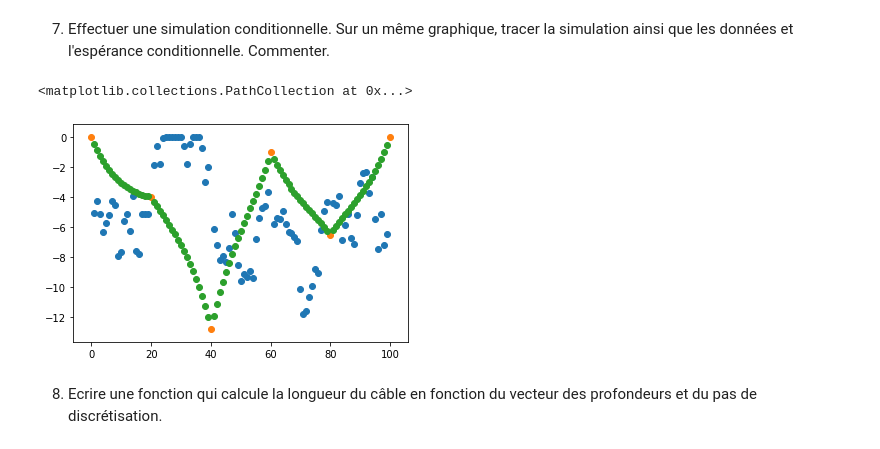
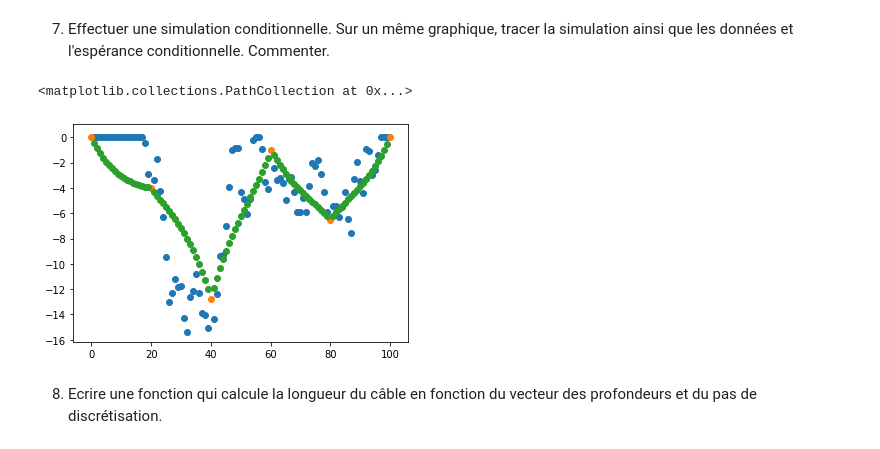
Before and after one commit to 19foliard/projet_probas, a Jupyter notebook: Projet numérique de Probabilités.ipynb, the cells around one changed output. Saved outputs shown, nothing was run; the diff lists cells and outputs as text; code cells hidden in the pictures.

```diff
--- a/Projet numérique de Probabilités.ipynb
+++ b/Projet numérique de Probabilités.ipynb
@@ -258,30 +258,30 @@ Cette allure traduit bien le fait que la profondeur est de moins en moins bien c
 # %%
 #Du coup j'ai pris l'opposé ici, sans avoir la raison, mais ça marche, la matrice est bien définie positive
 R = np.linalg.cholesky(CS_z)
 def simulation() :
     Y = np.zeros(95)
     Y_2 = np.zeros(95)
     for i in range(95) :
         U = np.random.uniform()
         V = np.random.uniform()
         Y[i] = np.sqrt(-2*np.log(U))*np.cos(2*np.pi*V) #vecteur gaussien centré, réduit construit selon la méthode de Box-Muller
         Y_2[i] = np.random.randn(1)
-    Z = m_z + R.dot(Y_2)
+    Z = esp_cond + R.dot(Y_2)
 
 
     for k in range(len(Z)) :
         if Z[k]>0:
             Z[k]=0
 
     return Z
 
 Z = simulation()
 plt.scatter(unknown_indexes, Z)
 plt.scatter(observation_indexes, depth)
 plt.scatter(unknown_indexes, esp_cond)
 # %% [output]
 <matplotlib.collections.PathCollection at 0x...>
-[figure, old version]
+[figure, new version]
 # %% [markdown]
 8. Ecrire une fonction qui calcule la longueur du câble en fonction du vecteur des profondeurs et du pas de discrétisation.
 # %%
```
Also changed, not shown: parts of 4 cells of this notebook.
